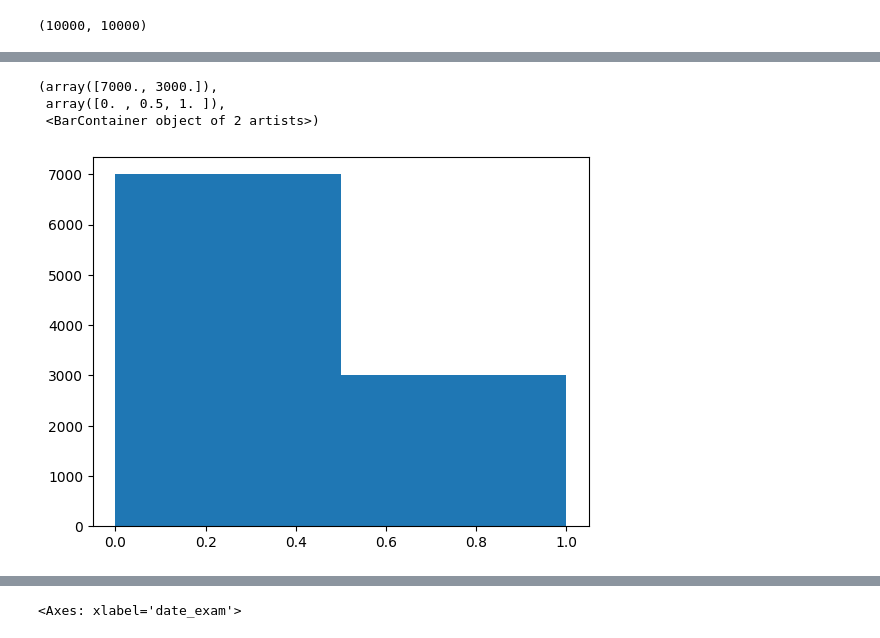
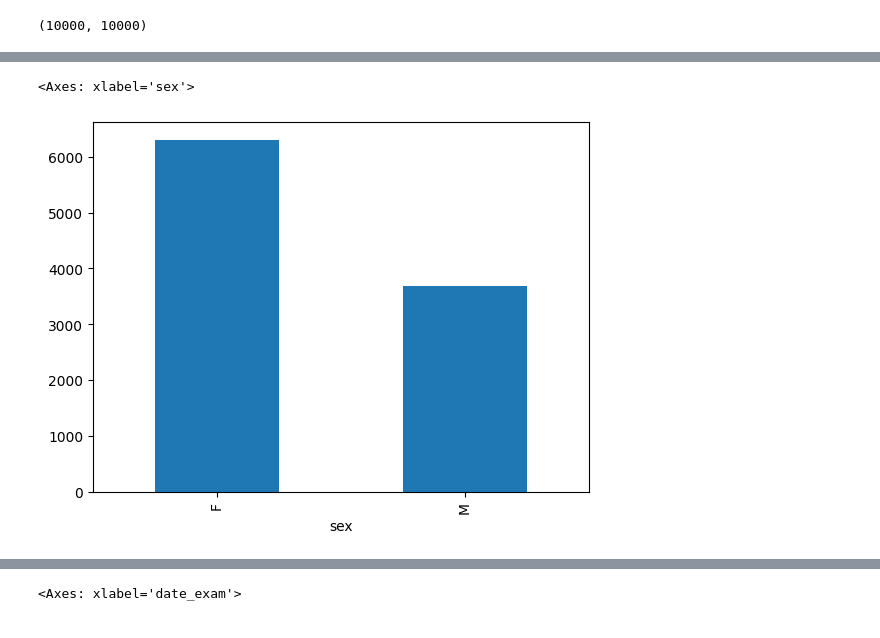
Before and after one commit to Arty-Facts/wasp_al_and_ml_2023, a Jupyter notebook: module3/assignment_ecg_classification.ipynb, the cells around one changed output, grey strips where cells are left out. Cells and saved outputs as stored; diff of their text form; code cells hidden in the pictures.

Commit message:
Data Analysis

```diff
--- a/module3/assignment_ecg_classification.ipynb
+++ b/module3/assignment_ecg_classification.ipynb
@@ -296,7 +222,5 @@ plt.hist(meta_data['sex'], bins=2)
-# %%
-plt.hist(meta_data['AF'], bins=2)
-# %% [output]
-(array([7000., 3000.]),
- array([0. , 0.5, 1. ]),
- <BarContainer object of 2 artists>)
-[figure, removed]
+# %%
+meta_data["sex"].groupby(meta_data["sex"]).count().plot(kind="bar")
+# %% [output]
+<Axes: xlabel='sex'>
+[figure, added]
```
Also changed, not shown: parts of 18 cells of this notebook.
